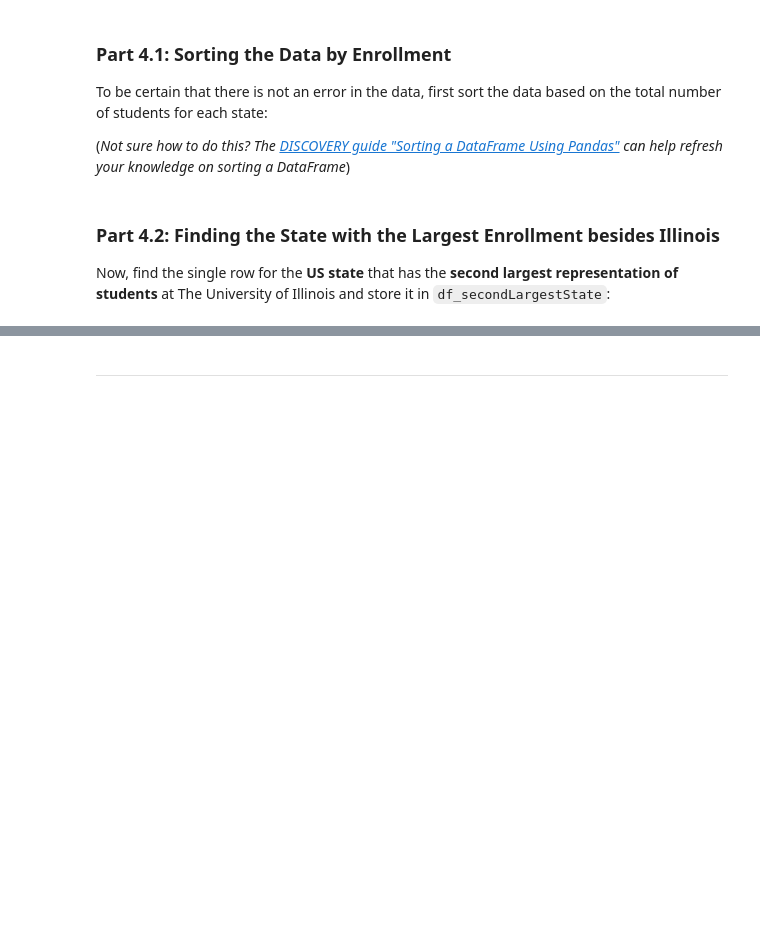
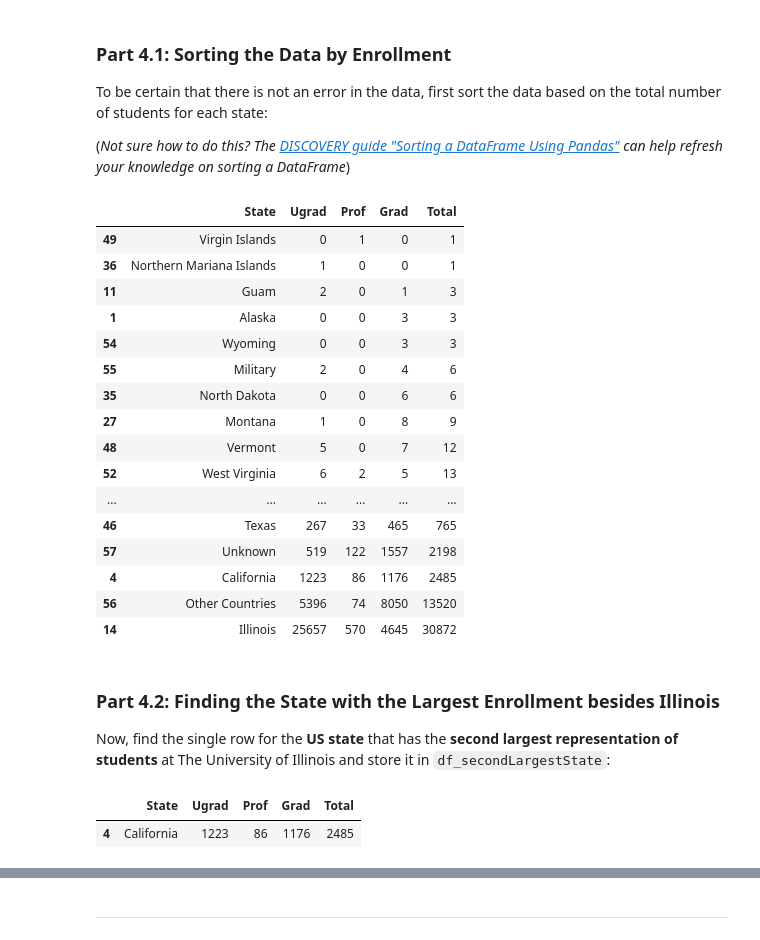
Before and after one commit to economirtrics/microprojects, a Jupyter notebook: microproject-13-choropleth-maps/microproject-13-choropleth-maps.ipynb, the cells around one changed output, grey strips where cells are left out. Cells and saved outputs as stored; diff of their text form; code cells hidden in the pictures; blank space fills up the shorter version.

```diff
--- a/microproject-13-choropleth-maps/microproject-13-choropleth-maps.ipynb
+++ b/microproject-13-choropleth-maps/microproject-13-choropleth-maps.ipynb
@@ -226,7 +269,25 @@ To be certain that there is not an error in the data, first sort the data based
 (*Not sure how to do this? The [DISCOVERY guide "Sorting a DataFrame Using Pandas"](https://discovery.cs.illinois.edu/guides/Modifying-DataFrames/sorting-a-dataframe-with-pandas/) can help refresh your knowledge on sorting a DataFrame*)
 # %%
 # Sort your DataFrame `df` by the total number of students:
-...
+df.sort_values("Total")
+# %% [output]
+|  | State | Ugrad | Prof | Grad | Total |
+| 49 | Virgin Islands | 0 | 1 | 0 | 1 |
+| 36 | Northern Mariana Islands | 1 | 0 | 0 | 1 |
+| 11 | Guam | 2 | 0 | 1 | 3 |
+| 1 | Alaska | 0 | 0 | 3 | 3 |
+| 54 | Wyoming | 0 | 0 | 3 | 3 |
+| 55 | Military | 2 | 0 | 4 | 6 |
+| 35 | North Dakota | 0 | 0 | 6 | 6 |
+| 27 | Montana | 1 | 0 | 8 | 9 |
+| 48 | Vermont | 5 | 0 | 7 | 12 |
+| 52 | West Virginia | 6 | 2 | 5 | 13 |
+| ... | ... | ... | ... | ... | ... |
+| 46 | Texas | 267 | 33 | 465 | 765 |
+| 57 | Unknown | 519 | 122 | 1557 | 2198 |
+| 4 | California | 1223 | 86 | 1176 | 2485 |
+| 56 | Other Countries | 5396 | 74 | 8050 | 13520 |
+| 14 | Illinois | 25657 | 570 | 4645 | 30872 |
 # %% [markdown]
 ### Part 4.2: Finding the State with the Largest Enrollment besides Illinois
 
@@ -237,3 +295,10 @@ df_secondLargestState
+# %%
+
+df_secondLargestState = df[df['State'] == 'California']
+df_secondLargestState
+# %% [output]
+|  | State | Ugrad | Prof | Grad | Total |
+| 4 | California | 1223 | 86 | 1176 | 2485 |
 # %%
 ### Part 4.2: Finding the State with the Largest Enrollment besides Illinois
 tada = "\N{PARTY POPPER}"
```
Also changed, not shown: parts of 13 cells of this notebook.
